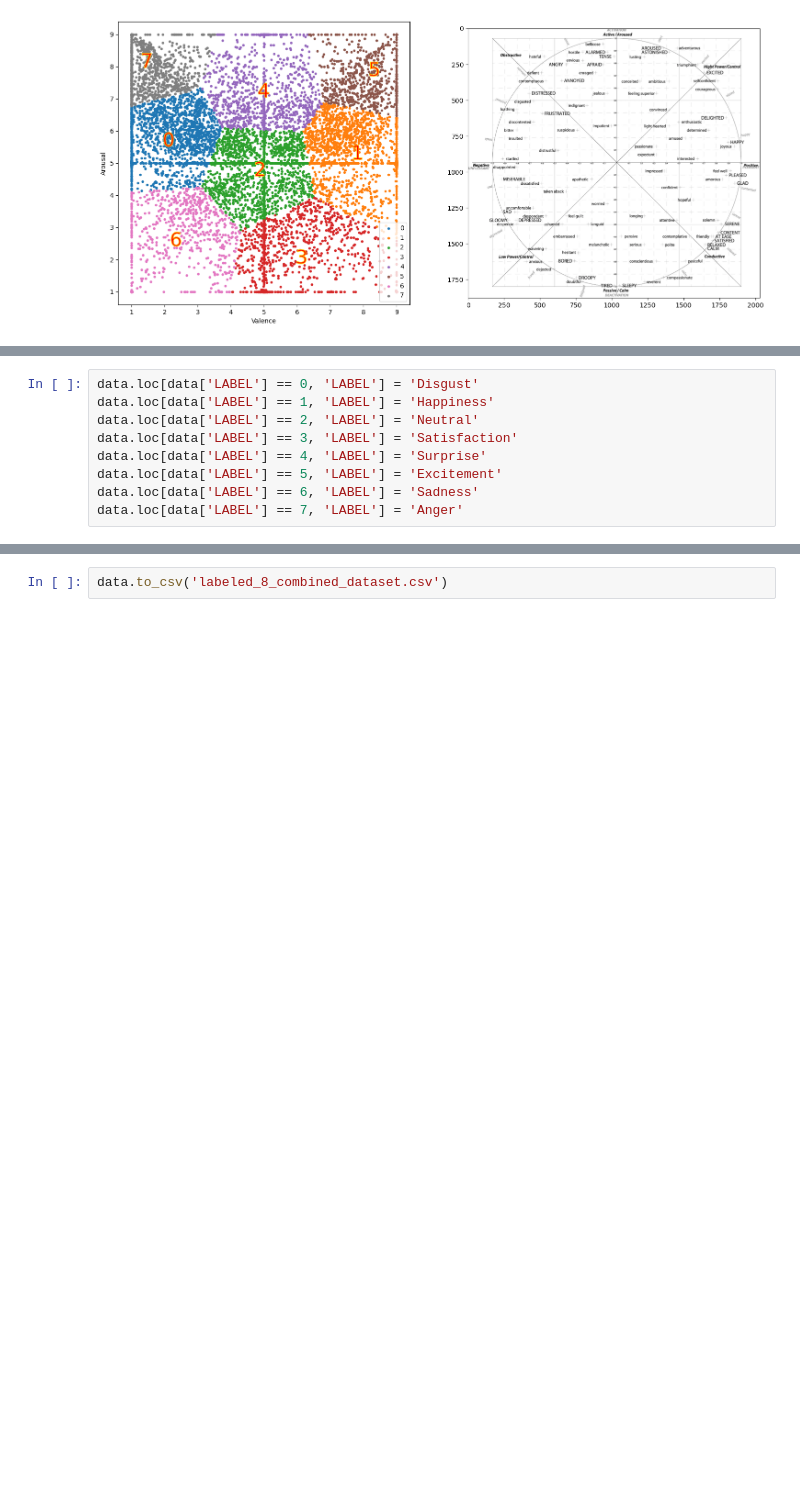
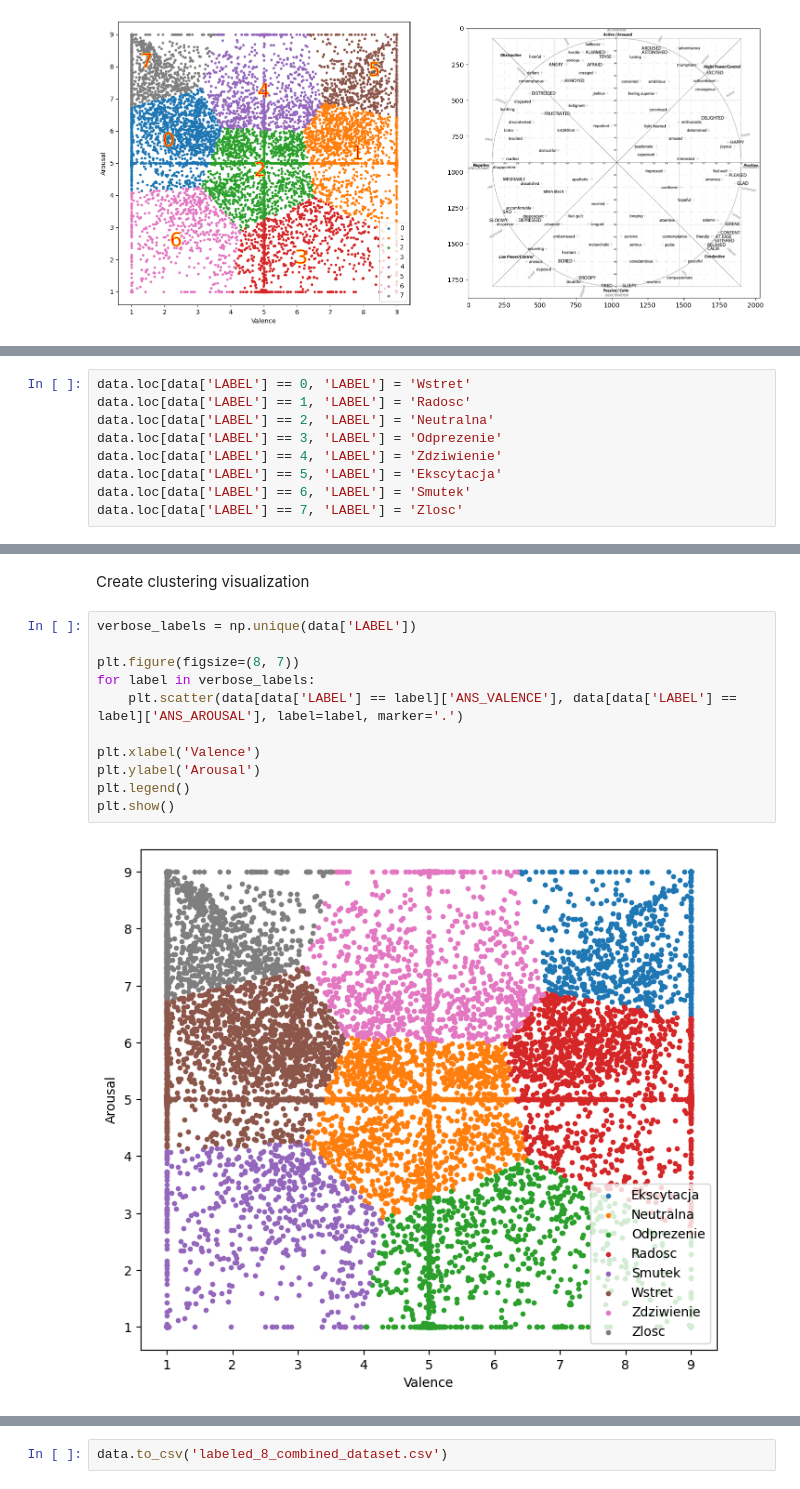
Before and after one commit to wojciklukasz/UJ_Magisterka, a Jupyter notebook: code/dataset/clustering.ipynb, the cells around one changed output, grey strips where cells are left out. Cells and saved outputs as stored; diff of their text form; blank space fills up the shorter version.

Commit message:
Add 4 emotions and visualizations for thesis

```diff
--- a/code/dataset/clustering.ipynb
+++ b/code/dataset/clustering.ipynb
@@ -71,9 +74,9 @@ plt.show()
 # %%
-data.loc[data['LABEL'] == 0, 'LABEL'] = 'Disgust'
-data.loc[data['LABEL'] == 1, 'LABEL'] = 'Happiness'
-data.loc[data['LABEL'] == 2, 'LABEL'] = 'Neutral'
-data.loc[data['LABEL'] == 3, 'LABEL'] = 'Satisfaction'
-data.loc[data['LABEL'] == 4, 'LABEL'] = 'Surprise'
-data.loc[data['LABEL'] == 5, 'LABEL'] = 'Excitement'
-data.loc[data['LABEL'] == 6, 'LABEL'] = 'Sadness'
-data.loc[data['LABEL'] == 7, 'LABEL'] = 'Anger'
+data.loc[data['LABEL'] == 0, 'LABEL'] = 'Wstret'
+data.loc[data['LABEL'] == 1, 'LABEL'] = 'Radosc'
+data.loc[data['LABEL'] == 2, 'LABEL'] = 'Neutralna'
+data.loc[data['LABEL'] == 3, 'LABEL'] = 'Odprezenie'
+data.loc[data['LABEL'] == 4, 'LABEL'] = 'Zdziwienie'
+data.loc[data['LABEL'] == 5, 'LABEL'] = 'Ekscytacja'
+data.loc[data['LABEL'] == 6, 'LABEL'] = 'Smutek'
+data.loc[data['LABEL'] == 7, 'LABEL'] = 'Zlosc'
@@ -95,0 +83,15 @@ data
+# %% [markdown]
+Create clustering visualization
+# %%
+verbose_labels = np.unique(data['LABEL'])
+
+plt.figure(figsize=(8, 7))
+for label in verbose_labels:
+    plt.scatter(data[data['LABEL'] == label]['ANS_VALENCE'], data[data['LABEL'] == label]['ANS_AROUSAL'], label=label, marker='.')
+
+plt.xlabel('Valence')
+plt.ylabel('Arousal')
+plt.legend()
+plt.show()
+# %% [output]
+[figure, added]
```
Also changed, not shown: parts of 29 cells of this notebook.
